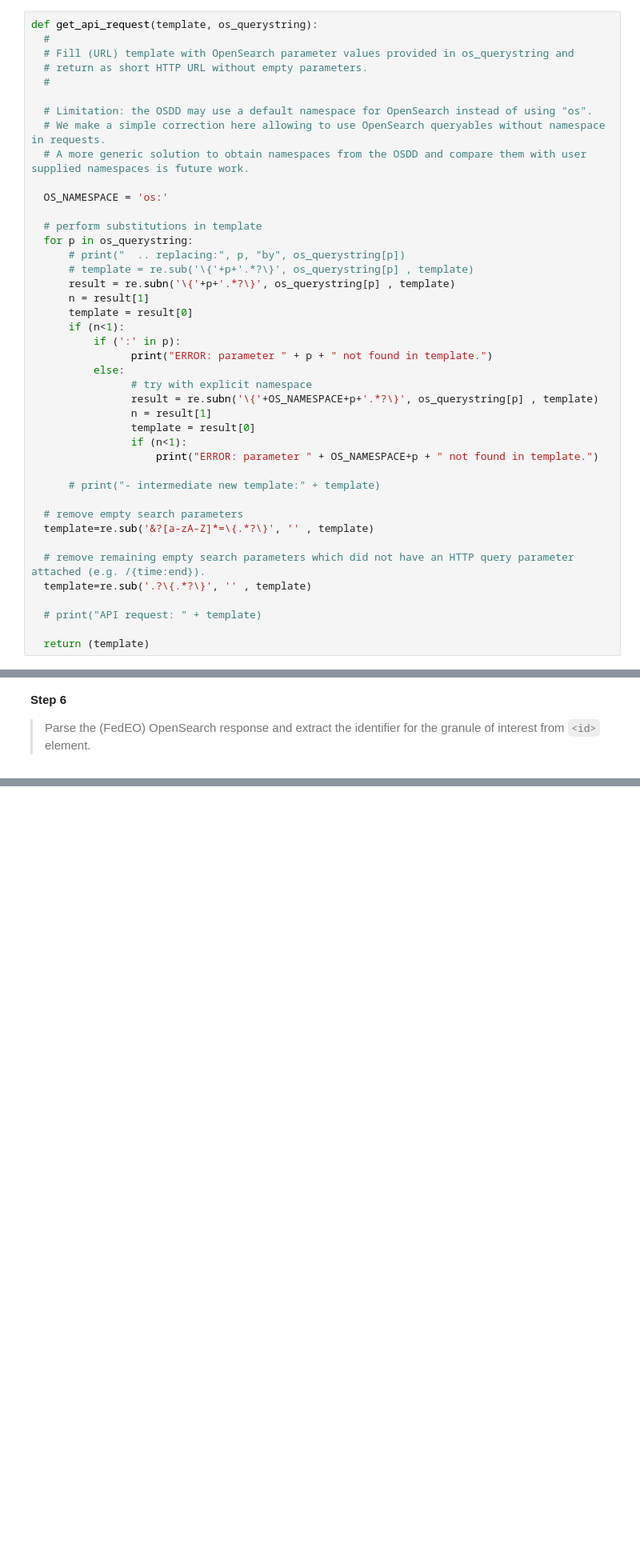
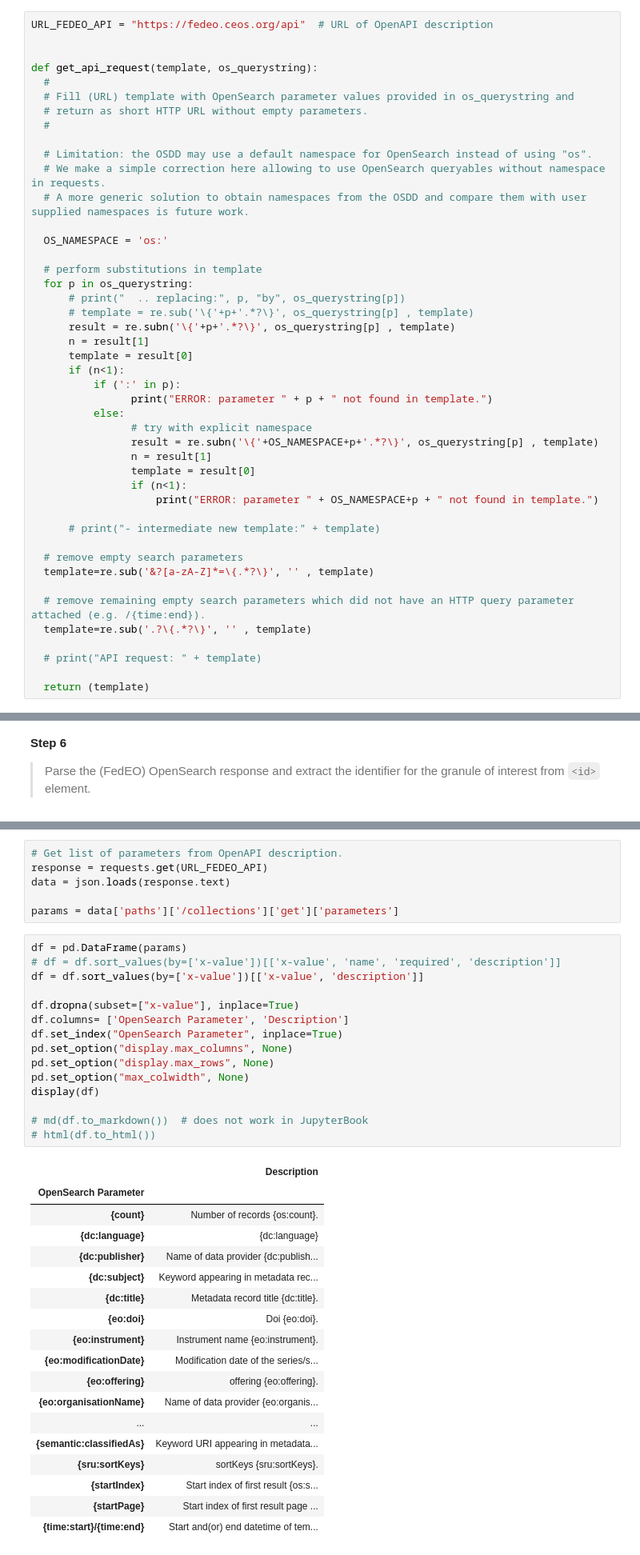
Before and after one commit to Reality2byte/wgiss-cda, a Jupyter notebook: book/opensearch_8_fedeo.ipynb, the cells around one changed output, grey strips where cells are left out. Shown at 80% size. Drawn from its saved outputs; the diff is of its cells as text; blank space fills up the shorter version.

```diff
--- a/book/opensearch_8_fedeo.ipynb
+++ b/book/opensearch_8_fedeo.ipynb
@@ -15,4 +16,7 @@ from IPython.display import Markdown as md
 # %%
+URL_FEDEO_API = "https://fedeo.ceos.org/api"  # URL of OpenAPI description
+
+
 def get_api_request(template, os_querystring):
   #
   # Fill (URL) template with OpenSearch parameter values provided in os_querystring and
@@ -342 +346,41 @@
+# %%
+# Get list of parameters from OpenAPI description.
+response = requests.get(URL_FEDEO_API)
+data = json.loads(response.text)
+
+params = data['paths']['/collections']['get']['parameters']
+# %%
+df = pd.DataFrame(params)
+# df = df.sort_values(by=['x-value'])[['x-value', 'name', 'required', 'description']]
+df = df.sort_values(by=['x-value'])[['x-value', 'description']]
+
+df.dropna(subset=["x-value"], inplace=True)
+df.columns= ['OpenSearch Parameter', 'Description']
+df.set_index("OpenSearch Parameter", inplace=True)
+pd.set_option("display.max_columns", None)
+pd.set_option("display.max_rows", None)
+pd.set_option("max_colwidth", None)
+display(df)
+
+# md(df.to_markdown())  # does not work in JupyterBook
+# html(df.to_html())
+# %% [output]
+|  | Description |
+| OpenSearch Parameter |  |
+| {count} | Number of records {os:count}. |
+| {dc:language} | {dc:language} |
+| {dc:publisher} | Name of data provider {dc:publish... |
+| {dc:subject} | Keyword appearing in metadata rec... |
+| {dc:title} | Metadata record title {dc:title}. |
+| {eo:doi} | Doi {eo:doi}. |
+| {eo:instrument} | Instrument name {eo:instrument}. |
+| {eo:modificationDate} | Modification date of the series/s... |
+| {eo:offering} | offering {eo:offering}. |
+| {eo:organisationName} | Name of data provider {eo:organis... |
+| ... | ... |
+| {semantic:classifiedAs} | Keyword URI appearing in metadata... |
+| {sru:sortKeys} | sortKeys {sru:sortKeys}. |
+| {startIndex} | Start index of first result {os:s... |
+| {startPage} | Start index of first result page ... |
+| {time:start}/{time:end} | Start and(or) end datetime of tem... |
 # %% [markdown]
```
Also changed, not shown: parts of 10 cells of this notebook.
